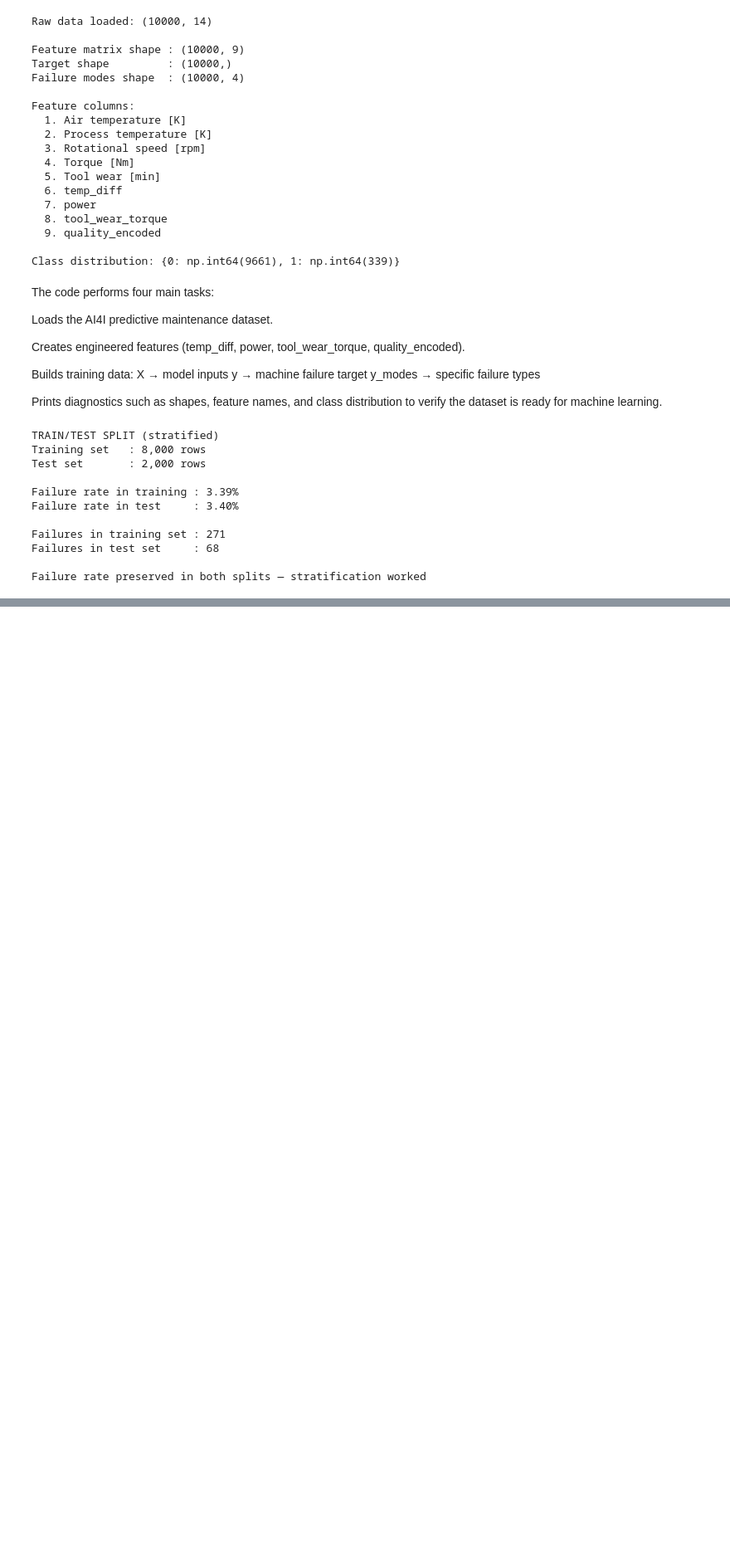
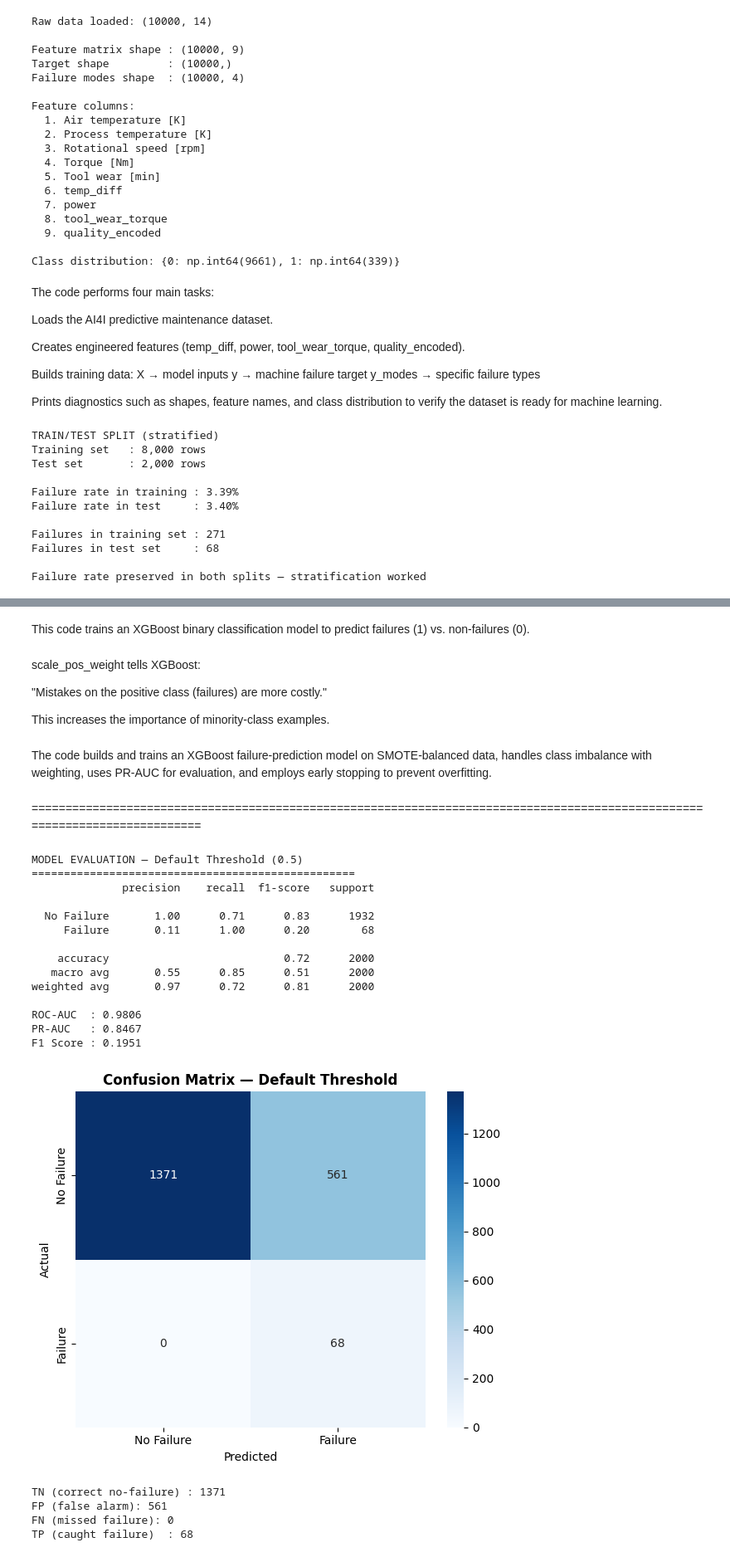
Before and after one commit to vedantbhakare25-dotcom/FleetMind-Predictive-Maintenance-Assistant, a Jupyter notebook: backend/ml/notebooks/02_ai4i_training.ipynb, the cells around one changed output, grey strips where cells are left out. Shown at 83% size. Saved outputs shown, nothing was run; the diff lists cells and outputs as text; code cells hidden in the pictures; blank space fills up the shorter version.

Commit message:
Ai4i initially trained

```diff
--- a/backend/ml/notebooks/02_ai4i_training.ipynb
+++ b/backend/ml/notebooks/02_ai4i_training.ipynb
@@ -246,0 +355,70 @@ After SMOTE:
+# %% [markdown]
+This code trains an XGBoost binary classification model to predict failures (1) vs. non-failures (0).
+# %% [markdown]
+scale_pos_weight tells XGBoost:
+
+
+"Mistakes on the positive class (failures) are more costly."
+
+This increases the importance of minority-class examples.
+# %% [markdown]
+The code builds and trains an XGBoost failure-prediction model on SMOTE-balanced data, handles class imbalance with weighting, uses PR-AUC for evaluation, and employs early stopping to prevent overfitting.
+# %% [markdown]
+============================================================================================================================
+# %%
+# Evaluation at Default Threshold (0.5)
+print("MODEL EVALUATION — Default Threshold (0.5)")
+print("=" * 50)
+
+y_pred_proba = failure_model.predict_proba(X_test_scaled)[:, 1] #Produces the probability that each test sample belongs to the Failure (1) class.
+y_pred_default = (y_pred_proba >= 0.5).astype(int)#Convert probabilities to class predictions
+
+print(classification_report(y_test, y_pred_default,
+                             target_names=['No Failure', 'Failure']))
+
+roc_auc = roc_auc_score(y_test, y_pred_proba)
+pr_auc  = average_precision_score(y_test, y_pred_proba)
+f1      = f1_score(y_test, y_pred_default)
+
+print(f"ROC-AUC  : {roc_auc:.4f}")
+print(f"PR-AUC   : {pr_auc:.4f}")
+print(f"F1 Score : {f1:.4f}")
+
+# Confusion Matrix
+cm = confusion_matrix(y_test, y_pred_default)
+fig, ax = plt.subplots(figsize=(6, 5))
+sns.heatmap(cm, annot=True, fmt='d', cmap='Blues',
+            xticklabels=['No Failure', 'Failure'],
+            yticklabels=['No Failure', 'Failure'])
+ax.set_title('Confusion Matrix — Default Threshold', fontweight='bold')
+ax.set_ylabel('Actual')
+ax.set_xlabel('Predicted')
+plt.tight_layout()
+plt.savefig('../data/processed/07_confusion_matrix_default.png', dpi=100, bbox_inches='tight')
+plt.show()
+
+tn, fp, fn, tp = cm.ravel()
+print(f"\nTN (correct no-failure) : {tn}")
+print(f"FP (false alarm): {fp}")
+print(f"FN (missed failure): {fn}")
+print(f"TP (caught failure)  : {tp}")
+# %% [output]
+MODEL EVALUATION — Default Threshold (0.5)
+==================================================
+              precision    recall  f1-score   support
+
+  No Failure       1.00      0.71      0.83      1932
+     Failure       0.11      1.00      0.20        68
+
+    accuracy                           0.72      2000
+   macro avg       0.55      0.85      0.51      2000
+weighted avg       0.97      0.72      0.81      2000
+
+ROC-AUC  : 0.9806
+PR-AUC   : 0.8467
+F1 Score : 0.1951
+[figure, added]
+TN (correct no-failure) : 1371
+FP (false alarm): 561
+FN (missed failure): 0
+TP (caught failure)  : 68
```
Also changed, not shown: parts of 17 cells of this notebook, 4 other files.
